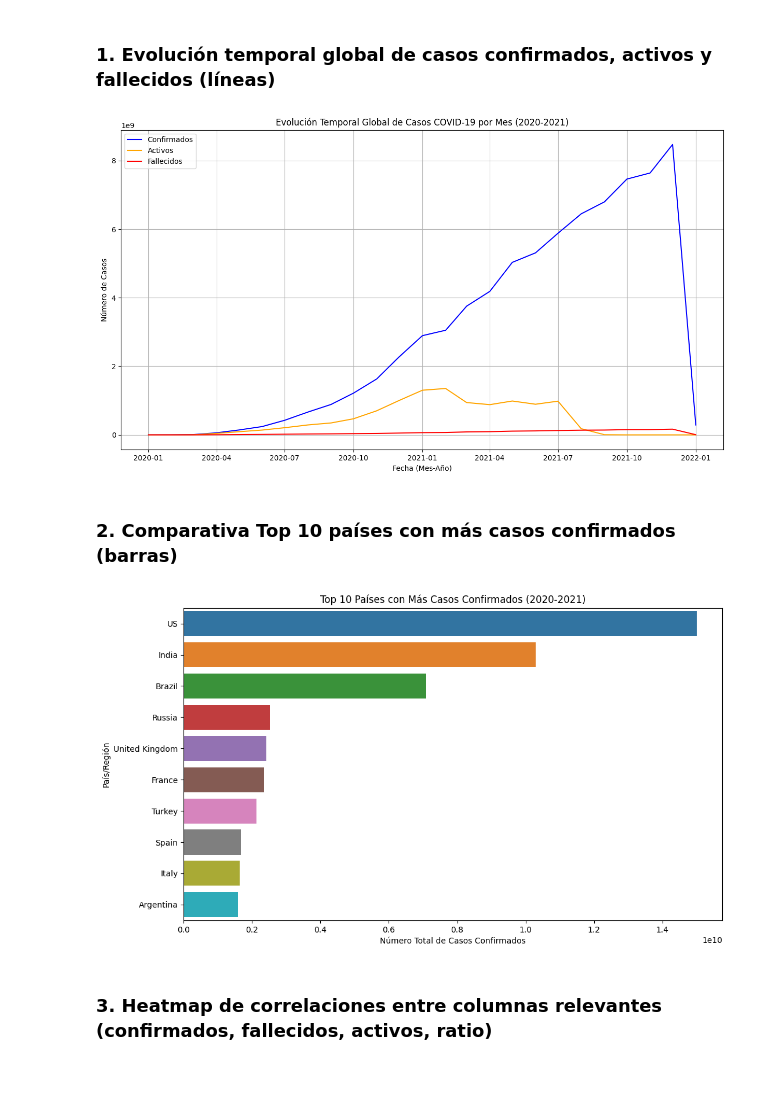
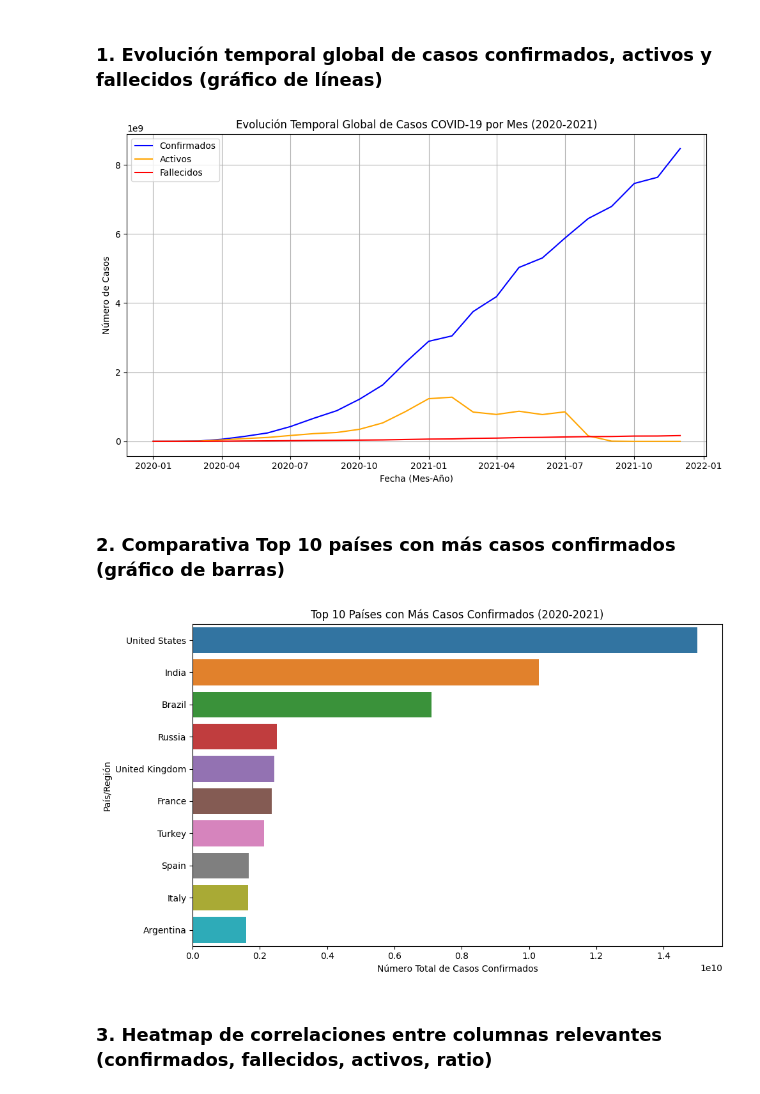
Before and after one commit to AlvaroMolinaCL/ProyectoGestionDeDatos, a Jupyter notebook: data/03_visualizaciones.ipynb, the cells around one changed output. Cells and saved outputs as stored; diff of their text form; code cells hidden in the pictures.

```diff
--- a/data/03_visualizaciones.ipynb
+++ b/data/03_visualizaciones.ipynb
@@ -120,0 +165,21 @@ combined_df.head()
+# %%
+print("Primeras 5 filas antes de limpiar los valores NaN:")
+display(combined_df.head())
+
+print("\nRecuento de valores NaN por columna antes de la limpieza:")
+print(combined_df[['country_region', 'province_state', 'confirmed', 'deaths', 'recovered', 'active_cases', 'incident_rate', 'case_fatality_ratio']].isnull().sum())
+
+combined_df['country_region'] = combined_df['country_region'].fillna('Unknown')
+combined_df['province_state'] = combined_df['province_state'].fillna('Unknown')
+combined_df['confirmed'] = combined_df['confirmed'].fillna(0)
+combined_df['deaths'] = combined_df['deaths'].fillna(0)
+combined_df['recovered'] = combined_df['recovered'].fillna(0)
+combined_df['active_cases'] = combined_df['active_cases'].fillna(0)
+combined_df['incident_rate'] = combined_df['incident_rate'].fillna(0)
+combined_df['case_fatality_ratio'] = combined_df['case_fatality_ratio'].fillna(0)
+
+print("\nRecuento de valores NaN por columna después de la limpieza:")
+print(combined_df[['country_region', 'province_state', 'confirmed', 'deaths', 'recovered', 'active_cases', 'incident_rate', 'case_fatality_ratio']].isnull().sum())
+
+print("\nPrimeras 5 filas después de limpiar los valores NaN:")
+display(combined_df.head())
@@ -121,49 +217,53 @@ combined_df.head()
+# %%
+combined_df.drop_duplicates(inplace = True)
 # %% [markdown]
-### 1. Evolución temporal global de casos confirmados, activos y fallecidos (líneas)
+### 1. Evolución temporal global de casos confirmados, activos y fallecidos (gráfico de líneas)
 # %%
 import matplotlib.pyplot as plt
 
-combined_df['date'] = pd.to_datetime(combined_df['date'])
-combined_df.dropna(subset = ['date'], inplace = True)
-combined_df['Month'] = combined_df['date'].dt.to_period('M')
+combined_df['last_update'] = pd.to_datetime(combined_df['last_update'])
+combined_df['month'] = combined_df['last_update'].dt.to_period('M')
 
-casos_por_mes = combined_df.groupby('Month').agg({
+casos_por_mes = combined_df.groupby('month').agg({
     'confirmed': 'sum',
-    'active': 'sum',
+    'active_cases': 'sum',
     'deaths': 'sum'
 }).reset_index()
 
-casos_por_mes['Month'] = casos_por_mes['Month'].dt.to_timestamp()
+casos_por_mes['month'] = casos_por_mes['month'].dt.to_timestamp()
+casos_por_mes = casos_por_mes[casos_por_mes['month'] <= '2021-12-31']
 
-plt.figure(figsize = (15, 8))
-plt.plot(casos_por_mes['Month'], casos_por_mes['confirmed'], label = 'Confirmados', color = 'blue')
-plt.plot(casos_por_mes['Month'], casos_por_mes['active'], label = 'Activos', color = 'orange')
-plt.plot(casos_por_mes['Month'], casos_por_mes['deaths'], label = 'Fallecidos', color = 'red')
+plt.figure(figsize = (10, 6))
+plt.plot(casos_por_mes['month'], casos_por_mes['confirmed'], label = 'Confirmados', color = 'blue')
+plt.plot(casos_por_mes['month'], casos_por_mes['active_cases'], label = 'Activos', color = 'orange')
+plt.plot(casos_por_mes['month'], casos_por_mes['deaths'], label = 'Fallecidos', color = 'red')
 
 plt.title('Evolución Temporal Global de Casos COVID-19 por Mes (2020-2021)')
 plt.xlabel('Fecha (Mes-Año)')
 plt.ylabel('Número de Casos')
 plt.legend()
 plt.grid(True)
+plt.tight_layout()
 plt.show()
 # %% [output]
-[figure, old version]
+[figure, new version]
 # %% [markdown]
-### 2. Comparativa Top 10 países con más casos confirmados (barras)
+### 2. Comparativa Top 10 países con más casos confirmados (gráfico de barras)
 # %%
 import seaborn as sns
 
 casos_confirmados_por_pais = combined_df.groupby('country_region')['confirmed'].sum().reset_index()
 top_10_paises = casos_confirmados_por_pais.nlargest(10, 'confirmed')
 
-plt.figure(figsize = (12, 7))
+plt.figure(figsize = (10, 6))
 sns.barplot(x = 'confirmed', y = 'country_region', data = top_10_paises, hue = 'country_region', legend = False)
 plt.title('Top 10 Países con Más Casos Confirmados (2020-2021)')
 plt.xlabel('Número Total de Casos Confirmados')
 plt.ylabel('País/Región')
+plt.tight_layout()
 plt.show()
 # %% [output]
-[figure, old version]
+[figure, new version]
 # %% [markdown]
 ### 3. Heatmap de correlaciones entre columnas relevantes (confirmados, fallecidos, activos, ratio)
 # %%
```
Also changed, not shown: parts of 31 cells of this notebook, 6 other files.
